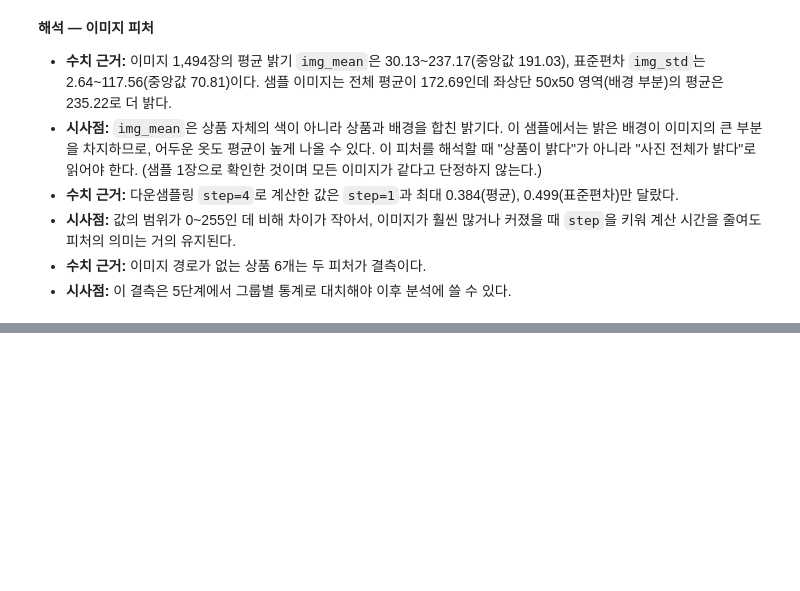
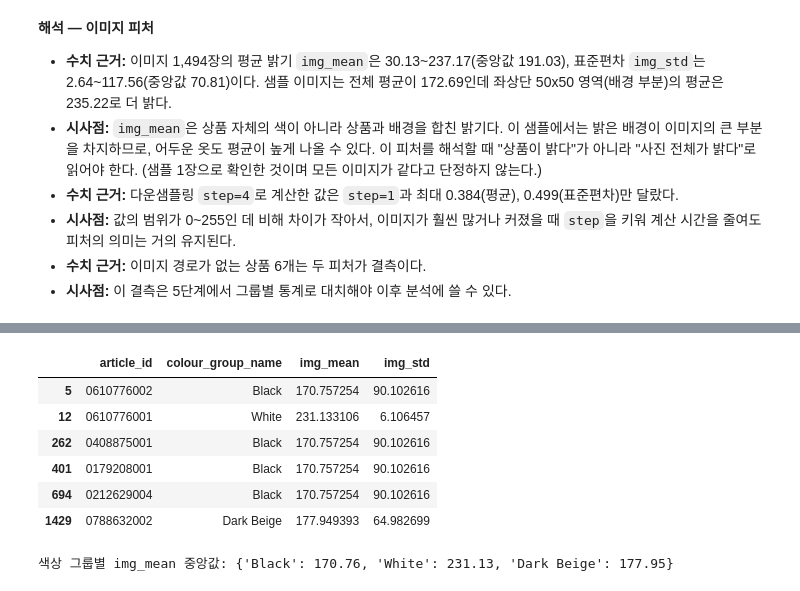
Before and after one commit to kimch0612/Codyssey_A1-1, a Jupyter notebook: notebooks/analysis_report.ipynb, the cells around one changed output, grey strips where cells are left out. Drawn from its saved outputs; the diff is of its cells as text; code cells hidden in the pictures; blank space fills up the shorter version.

```diff
--- a/notebooks/analysis_report.ipynb
+++ b/notebooks/analysis_report.ipynb
@@ -595,0 +676,15 @@ print(f"행 x 열: {articles.shape[0]:,} x {articles.shape[1]} (추가 전 31열
+# %%
+# 이미지 피처: 대치된 상품 6개와, 해당 색상 그룹의 중앙값
+articles = analyzer.articles
+filled = articles[before["img_mean"].isna()][["article_id", "colour_group_name", "img_mean", "img_std"]]
+display(filled)
+print("색상 그룹별 img_mean 중앙값:", before["img_mean"].groupby(articles["colour_group_name"]).median()[filled["colour_group_name"].unique()].round(2).to_dict())
+# %% [output]
+|  | article_id | colour_group_name | img_mean | img_std |
+| 5 | 0610776002 | Black | 170.757254 | 90.102616 |
+| 12 | 0610776001 | White | 231.133106 | 6.106457 |
+| 262 | 0408875001 | Black | 170.757254 | 90.102616 |
+| 401 | 0179208001 | Black | 170.757254 | 90.102616 |
+| 694 | 0212629004 | Black | 170.757254 | 90.102616 |
+| 1429 | 0788632002 | Dark Beige | 177.949393 | 64.982699 |
+색상 그룹별 img_mean 중앙값: {'Black': 170.76, 'White': 231.13, 'Dark Beige': 177.95}
```
Also changed, not shown: parts of 9 cells of this notebook, 1 other file.
